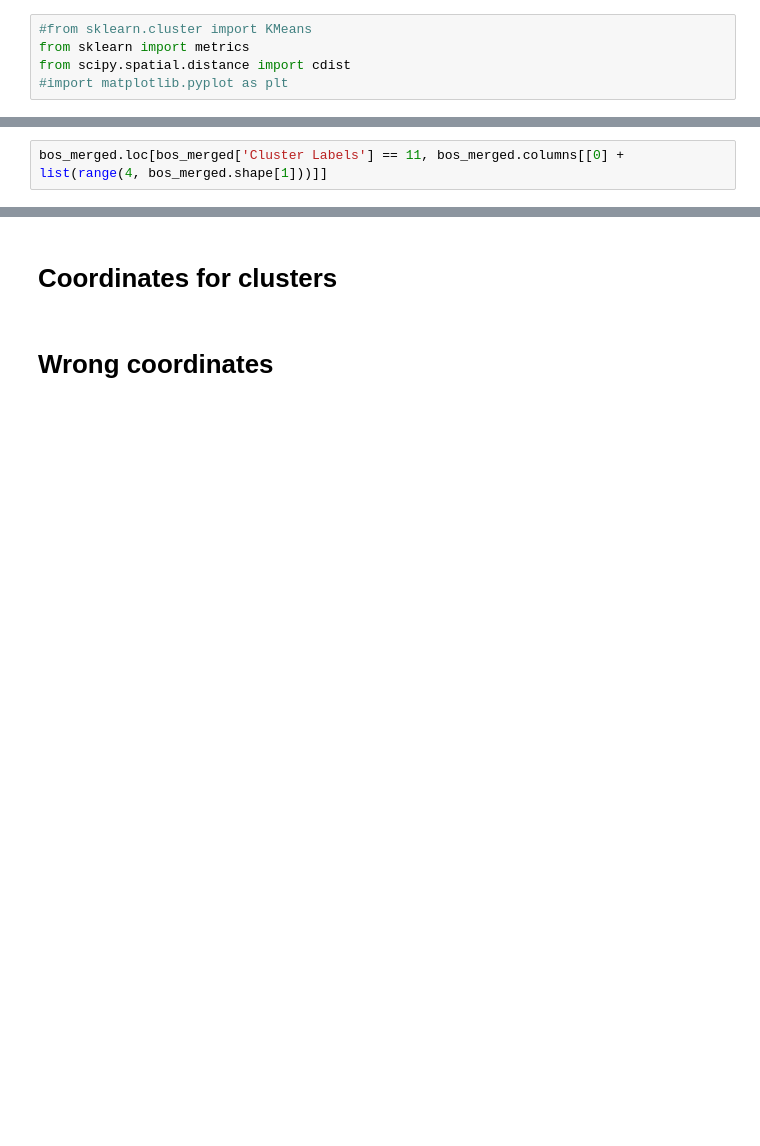
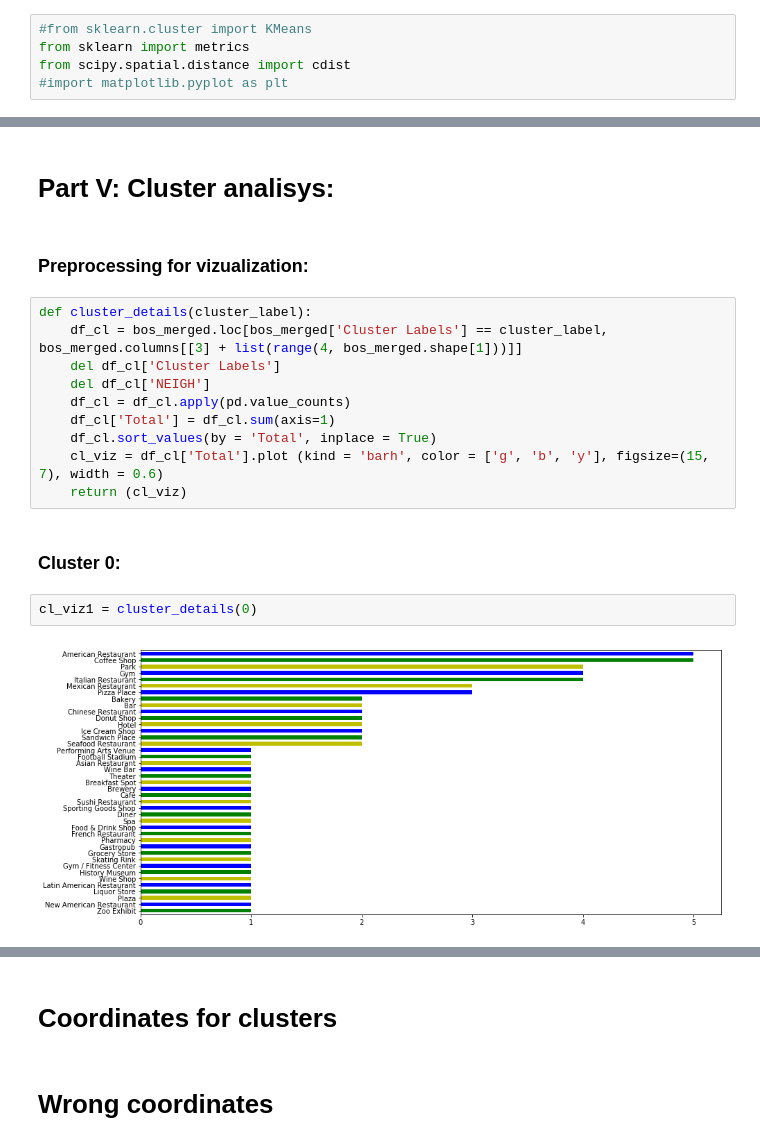
Before and after one commit to AnnVGat/coursera, a Jupyter notebook: Battle of Boston neighborouhoods.ipynb, the cells around one changed output, grey strips where cells are left out. Drawn from its saved outputs; the diff is of its cells as text; blank space fills up the shorter version.

```diff
--- a/Battle of Boston neighborouhoods.ipynb
+++ b/Battle of Boston neighborouhoods.ipynb
@@ -659,2 +497,20 @@ bos_merged.loc[bos_merged['Cluster Labels'] == 10, bos_merged.columns[[0] + list
-# %%
-bos_merged.loc[bos_merged['Cluster Labels'] == 11, bos_merged.columns[[0] + list(range(4, bos_merged.shape[1]))]]
+# %% [markdown]
+# Part V: Cluster analisys:
+# %% [markdown]
+### Preprocessing for vizualization:
+# %%
+def cluster_details(cluster_label):
+    df_cl = bos_merged.loc[bos_merged['Cluster Labels'] == cluster_label, bos_merged.columns[[3] + list(range(4, bos_merged.shape[1]))]]
+    del df_cl['Cluster Labels']
+    del df_cl['NEIGH']
+    df_cl = df_cl.apply(pd.value_counts)
+    df_cl['Total'] = df_cl.sum(axis=1)
+    df_cl.sort_values(by = 'Total', inplace = True)
+    cl_viz = df_cl['Total'].plot (kind = 'barh', color = ['g', 'b', 'y'], figsize=(15, 7), width = 0.6)
+    return (cl_viz)
+# %% [markdown]
+### Cluster 0:
+# %%
+cl_viz1 = cluster_details(0)
+# %% [output]
+[figure, added]
```
Also changed, not shown: parts of 64 cells of this notebook.
